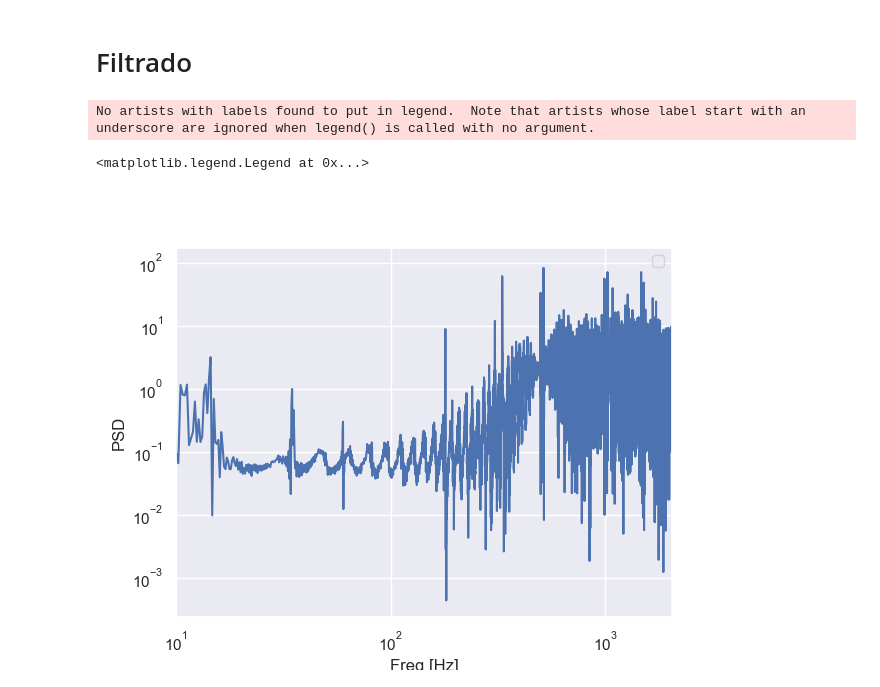
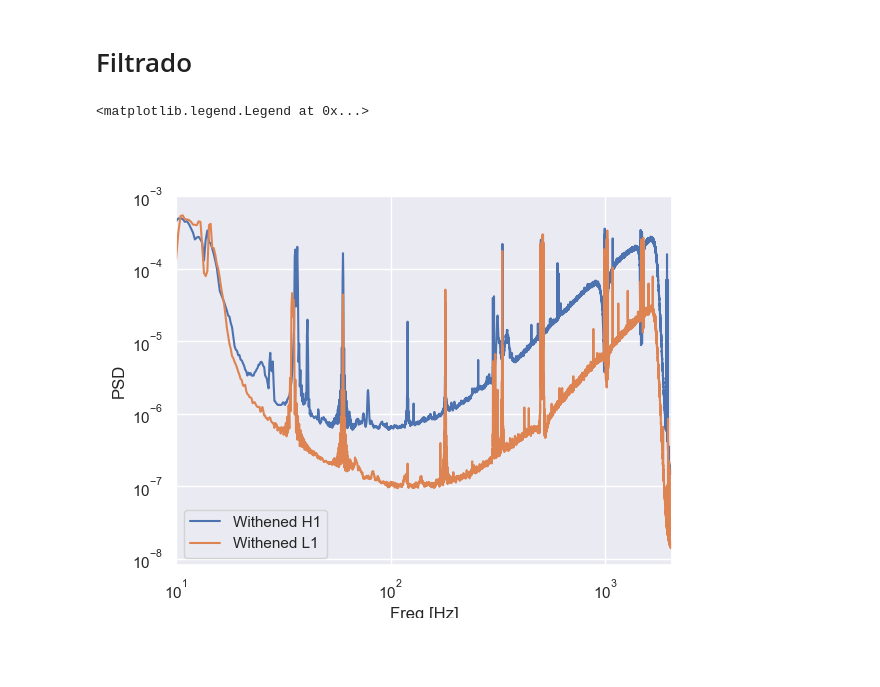
Before and after one commit to GonzaLinares/PASA_TP1, a Jupyter notebook: main.ipynb, the cells around one changed output. Drawn from its saved outputs; the diff is of its cells as text; code cells hidden in the pictures; blank space fills up the shorter version.

```diff
--- a/main.ipynb
+++ b/main.ipynb
@@ -220,6 +230,6 @@ plt.legend()
 # %%
-size = 512
-window = sg.windows.bartlett
+size = 16384
+window = sg.windows.boxcar
 freqs, after_preiodogram, Kaf = periodogram_averaging(strain_L1_after_noise, size, 4, window)
 paL1freqs, bf_preiodogram, Kbf = periodogram_averaging(strain_L1_before_noise, size, 4, window)
 Rxpa_estL1 = (after_preiodogram + bf_preiodogram)/2
@@ -265,29 +283,36 @@ plt.legend()
 ## H1
 # %%
 data_lenght = len(strain_H1_before_noise)
-data_window = sg.windows.tukey(data_lenght, 1./4)
-data = strain_H1_before_noise[:data_lenght] * data_window
+data = strain_H1_before_noise[:data_lenght]
+# data_window = sg.windows.tukey(data_lenght, 0.25)
+# data *= data_window
 
-lags2get = fs*20
+lags2get = fs*5
 window_size = lags2get*2+1
+pading = 2
 
-rx_full = sg.correlate(data, data)
+rx_full = sg.correlate(data, data, method='auto')/data_lenght
+lags = sg.correlation_lags(data_lenght, data_lenght)
 
-rx = rx_full[data_lenght-lags2get: data_lenght+lags2get+1]
+rx = rx_full[data_lenght-1-lags2get: data_lenght-1+lags2get+1]
 window1 = sg.windows.bartlett(window_size)
 window2 = sg.windows.parzen(window_size)
+
 vn1 = rx*window1
 vn2 = rx*window2
+plt.figure()
+plt.plot(lags, rx_full)
+plt.plot(lags[data_lenght-1-lags2get: data_lenght-1+lags2get+1], vn2)
 
-Rxps_estH1barlet = np.abs(rfft(vn1))*window_size/2
-Rxps_estH1parzen = np.abs(rfft(vn2))*window_size/2
-psH1freqs = rfftfreq(window_size, 1/fs)
+Rxps_estH1barlet = np.abs(rfft(vn1, window_size*pading))
+Rxps_estH1parzen = np.abs(rfft(vn2, window_size*pading))
+psH1freqs = rfftfreq(window_size*pading, 1/fs)
 
 plt.figure()
 
+plt.plot(psd_freq, psd, label="No window")
 plt.plot(psH1freqs, Rxps_estH1barlet, label="Barlett")
 plt.plot(psH1freqs, Rxps_estH1parzen, label="Parzen")
-plt.plot(psd_freq, psd, label="No window")
 plt.xscale('log')
 plt.yscale('log')
 plt.xlabel('Freq [Hz]')
@@ -345,25 +372,30 @@ def bandpass(fl, fh, data):
 dataH1 = strain_H1[indxt_around_H1]
 dataL1 = strain_L1[indxt_around_L1]
 
+# L1_psd_interp = lambda x: np.interp(x, psL1freqs, Rxps_estL1parzen)
+# H1_psd_interp = lambda x: np.interp(x, psH1freqs, Rxps_estH1parzen)
 L1_psd_interp = lambda x: np.interp(x, paL1freqs, Rxpa_estL1)
-H1_psd_interp = lambda x: np.interp(x, psH1freqs, Rxps_estH1barlet)
+H1_psd_interp = lambda x: np.interp(x, paH1freqs, Rxpa_estH1)
 
 whitened_dH1 = whiten(dataH1, 1/fs, H1_psd_interp)
 whitened_dL1 = whiten(dataL1, 1/fs, L1_psd_interp)
+white_testH1 = whiten(strain_H1_after_noise, 1/fs, H1_psd_interp)
+white_testL1 = whiten(strain_L1_after_noise, 1/fs, L1_psd_interp)
 
-filteredH1 = bandpass(35, 400, whitened_dH1)
-filteredL1 = bandpass(35, 400, whitened_dL1)
+filteredH1 = bandpass(35, 200, whitened_dH1)
+filteredL1 = bandpass(35, 200, whitened_dL1)
 # %%
-f, p = PSD(whitened_dL1)
+fH1, pH1, _ = periodogram_averaging(white_testH1, 8192, 2, sg.windows.boxcar)
+fL1, pL1, _ = periodogram_averaging(white_testL1, 8192, 2, sg.windows.boxcar)
 plt.figure()
-plt.plot(f, p)
+plt.plot(fH1, pH1, label='Withened H1')
+plt.plot(fL1, pL1, label='Withened L1')
 plt.xscale('log')
 plt.yscale('log')
 plt.xlabel('Freq [Hz]')
 plt.ylabel('PSD')
 plt.xlim(10, fs/2)
 plt.legend()
 # %% [output]
-No artists with labels found to put in legend.  Note that artists whose label start with an underscore are ignored when legend() is called with no argument.
+<matplotlib.legend.Legend at 0x...>
-<matplotlib.legend.Legend at 0x...>
-[figure, old version]
+[figure, new version]
```
Also changed, not shown: parts of 17 cells of this notebook.
